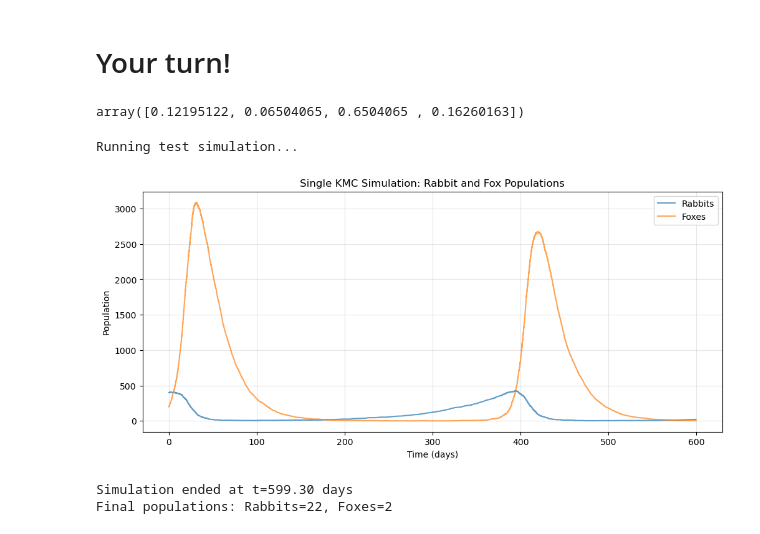
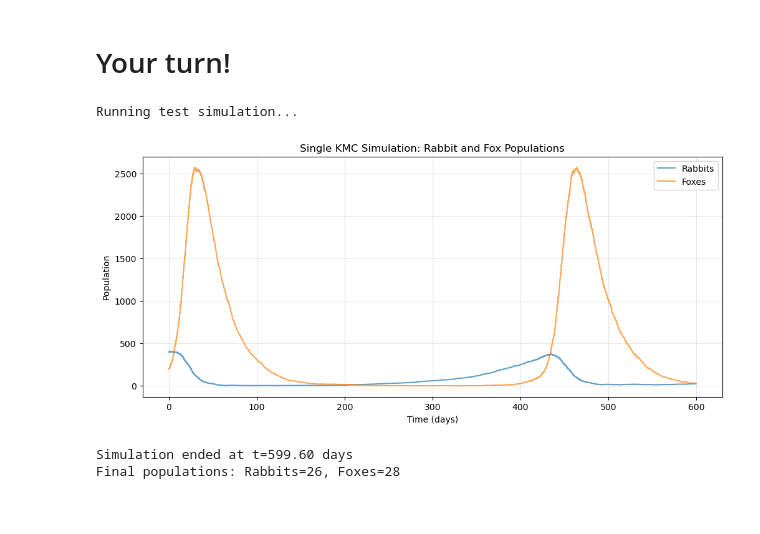
Before and after one commit to CHME5137/KMC, a Jupyter notebook: rabbits-and-foxes-kmc-question.ipynb, the cells around one changed output. Cells and saved outputs as stored; diff of their text form; code cells hidden in the pictures.

```diff
--- a/rabbits-and-foxes-kmc-question.ipynb
+++ b/rabbits-and-foxes-kmc-question.ipynb
@@ -72,13 +43,3 @@ while time < end_time:
-# %%
-for n in range(10):
-    u = np.random.uniform(0, 1)
-    for i, cum_rate in enumerate(cumulative_rates):
-        if cum_rate / total_rate > u:
-            event = i
-            break
-    print(u, event)
-# %% [output]
-array([0.12195122, 0.06504065, 0.6504065 , 0.16260163])
 # %%
 import numpy as np
 from matplotlib import pyplot as plt
@@ -120,24 +81,46 @@ def run_kmc_simulation(initial_rabbits=400, initial_foxes=200, end_time=600, see
 
         rates = np.array([rate_rabbit_birth, rate_rabbit_death,
                          rate_fox_birth, rate_fox_death])
-        total_rate = np.sum(rates)
+        cumulative_rates = np.cumsum(rates)
+        total_rate = cumulative_rates[-1]
+        u = np.random.uniform(0, 1)
 
         # If total rate is zero, nothing can happen (both populations extinct)
         if total_rate == 0:
             break
 
+        u1 = np.random.uniform(0, 1)
+        u2 = np.random.uniform(0, 1)
+
         # Calculate time to next event
-        dt = np.random.exponential(1.0 / total_rate)
+        dt = -np.log(u1) / total_rate
         time += dt
 
         if time > end_time:
             break
 
         # Select which event occurs
-        cumulative_rates = np.cumsum(rates)
-        u = np.random.uniform(0, total_rate)
 
-        event = np.searchsorted(cumulative_rates, u)
+        event = np.searchsorted(cumulative_rates, u2 * total_rate)
+
+        # The searchsorted function performs the exact task of finding the event as discussed in the Wikipedia notes
+        # See step 6 of the KMC algorithm: Find the event to carry out i by finding the i for which
+        # Rk,(i-1) < u * Qk <= Rk(i)
+
+        """
+        def searchsorted(
+            a: ArrayLike,
+            v: _ScalarLike_co,
+            side: _SortSide = ...,
+            sorter: _ArrayLikeInt_co | None = ...
+        ) -> intp:
+
+        Assuming that a is sorted:
+
+        side	returned index i satisfies
+        left	a[i-1] < v <= a[i]
+        right	a[i-1] <= v < a[i]
+        """
 
         # Update populations based on event
         if event == 0:  # rabbit birth
@@ -151,36 +134,36 @@ def run_kmc_simulation(initial_rabbits=400, initial_foxes=200, end_time=600, see
 
         # Ensure populations don't go negative (shouldn't happen, but safety check)
         rabbit = max(0, rabbit)
         fox = max(0, fox)
 
         # Record state
         times.append(time)
         rabbits.append(rabbit)
         foxes.append(fox)
 
     return times, rabbits, foxes
 
 # Test with a single simulation
 print("Running test simulation...")
 times, rabbits, foxes = run_kmc_simulation()
 
 plt.figure(figsize=(12, 5))
 plt.plot(times, rabbits, label='Rabbits', alpha=0.7)
 plt.plot(times, foxes, label='Foxes', alpha=0.7)
 plt.xlabel('Time (days)')
 plt.ylabel('Population')
 plt.title('Single KMC Simulation: Rabbit and Fox Populations')
 plt.legend()
 plt.grid(True, alpha=0.3)
 plt.show()
 
 print(f"Simulation ended at t={times[-1]:.2f} days")
 print(f"Final populations: Rabbits={rabbits[-1]}, Foxes={foxes[-1]}")
 # %% [output]
 Running test simulation...
-[figure, old version]
+[figure, new version]
-Simulation ended at t=599.30 days
-Final populations: Rabbits=22, Foxes=2
+Simulation ended at t=599.60 days
+Final populations: Rabbits=26, Foxes=28
 # %%
 def find_second_peak(times, foxes, min_time=200, min_population=100):
     """
```
Also changed, not shown: parts of 5 cells of this notebook.
